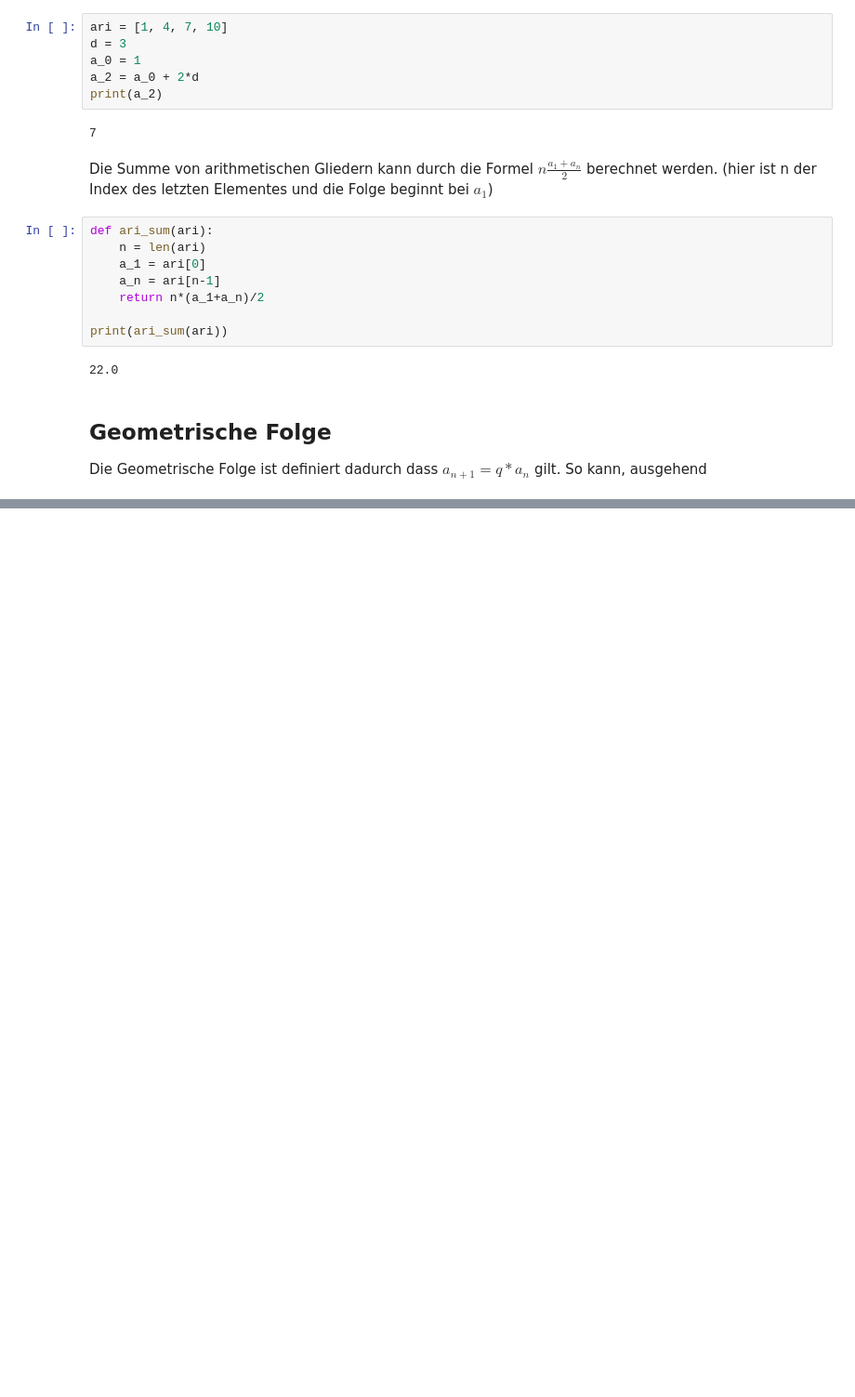
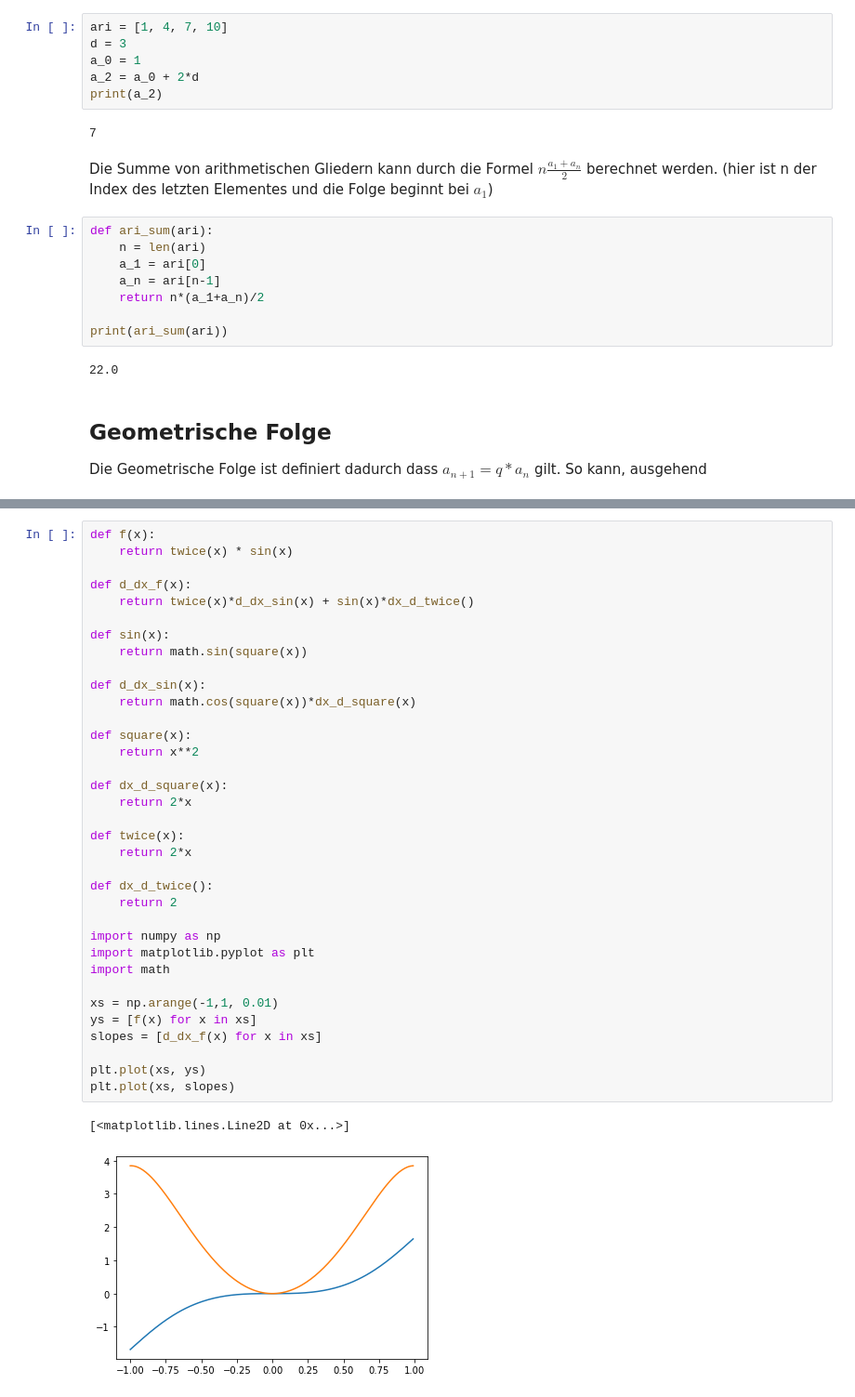
Before and after one commit to PLEXATIC/Pruefungsvorbereitung, a Jupyter notebook: Analysis.ipynb, the cells around one changed output, grey strips where cells are left out. Shown: that part at 93% size. Cells and saved outputs as stored; diff of their text form; blank space fills up the shorter version.

```diff
--- a/Analysis.ipynb
+++ b/Analysis.ipynb
@@ -133,0 +137,38 @@ So kann, ausgehend
+# %%
+def f(x):
+    return twice(x) * sin(x)
+
+def d_dx_f(x):
+    return twice(x)*d_dx_sin(x) + sin(x)*dx_d_twice()
+
+def sin(x):
+    return math.sin(square(x))
+
+def d_dx_sin(x):
+    return math.cos(square(x))*dx_d_square(x)
+
+def square(x):
+    return x**2
+
+def dx_d_square(x):
+    return 2*x
+
+def twice(x):
+    return 2*x
+
+def dx_d_twice():
+    return 2
+
+import numpy as np
+import matplotlib.pyplot as plt
+import math
+
+xs = np.arange(-1,1, 0.01)
+ys = [f(x) for x in xs]
+slopes = [d_dx_f(x) for x in xs]
+
+plt.plot(xs, ys)
+plt.plot(xs, slopes)
+# %% [output]
+[<matplotlib.lines.Line2D at 0x...>]
+[figure, added]
```
Also changed, not shown: parts of 1 cell of this notebook, 3 other files.
